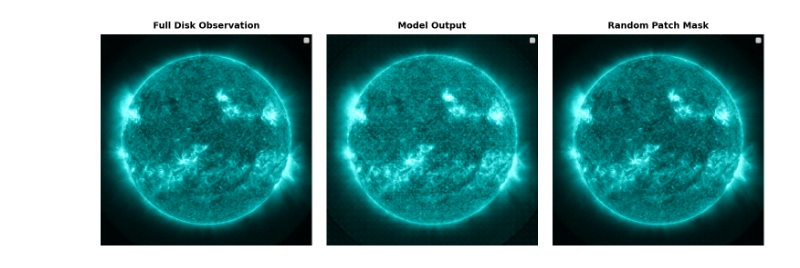
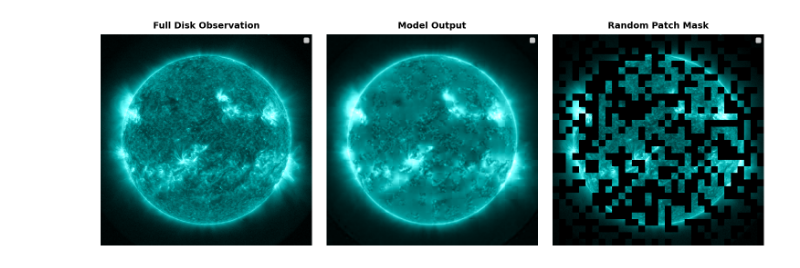
Before and after one commit to Joaggi/sdofmv2, a Jupyter notebook: notebooks/analysis/with_ALL_model/visualize_withALL_AIA_limbmask.ipynb, the cells around one changed output. Saved outputs shown, nothing was run; the diff lists cells and outputs as text; code cells hidden in the pictures.

Commit message:
update visualization scripts

```diff
--- a/notebooks/analysis/with_ALL_model/visualize_withALL_AIA_limbmask.ipynb
+++ b/notebooks/analysis/with_ALL_model/visualize_withALL_AIA_limbmask.ipynb
@@ -96,7 +96,7 @@ cms = [
 # %%
 ckpt_dir = "../../../assets/checkpoints/backbone/"
 model = MAE.load_from_checkpoint(
-    checkpoint_path=ckpt_dir+"ALL/id_qu7tsc5c_mae_epoch=61-val_loss=0.08.ckpt",
+    checkpoint_path=ckpt_dir+"ALL/id_qu7tsc5c_mae_epoch=67-val_loss=0.08.ckpt",
     map_location="cpu",
     weights_only=False)
 lgr_logger.info(f"masking ratio of sdofmv2: {model.masking_ratio}")
@@ -120,7 +120,7 @@ ts = [pd.to_datetime(data_module.test_ds[i][1]) for i in img_indices]
 model.eval()
 
 with torch.no_grad():
-    output = model(x_set, mask_ratio=0.0)
+    output = model(x_set, mask_ratio=0.5)
 # %%
 patch_size = 16
 # visualize masking
@@ -128,33 +128,40 @@ mask_grid = output[1][0].reshape(512 // patch_size, 512 // patch_size)
 mask_full = np.kron(mask_grid, np.ones((patch_size, patch_size)))
 mask_full = torch.tensor(mask_full, dtype=bool)
 # %%
+img_data = x_set[0, 0, 0, :, :]
+vmin = img_data.min() # This represents true black
+vmax = img_data.max()
+masked_img = np.where(mask_full, vmin, img_data)
+
 fig, axes = plt.subplots(nrows=1, ncols=3, figsize=(15, 5))
 
 for ax in axes.flat:
     ax.set_xticks([])
     ax.set_yticks([])
     for spine in ax.spines.values():
         spine.set_visible(False)
 
-axes[0].imshow(x_set[0, 0, 0, :, :], cmap=cms[0])
+axes[0].imshow(img_data, cmap=cms[0])
 axes[0].set_title('Full Disk Observation', fontsize=14, weight="bold", pad=10)
 axes[0].set_xlabel('')
 axes[0].set_ylabel('')
 axes[0].legend()
 
 axes[1].imshow(output[0][0, 0, 0, :, :], cmap=cms[0])
 axes[1].set_title('Model Output', fontsize=14, weight="bold", pad=10)
 axes[1].set_xlabel('')
 axes[1].legend()
 
-axes[2].imshow(x_set[0, 0, 0, :, :] * ~mask_full, cmap=cms[0])
+axes[2].imshow(masked_img, cmap=cms[0])
+# axes[2].imshow(img_data, cmap=cms[0])
+# axes[2].imshow(mask_full, cmap=cms[0], alpha=0.3)
 axes[2].set_title('Random Patch Mask', fontsize=14, weight="bold", pad=10)
 # axes[2].set_xlabel('')
 axes[2].legend()
 
 plt.tight_layout()
 
 plt.savefig('check_mask.pdf', dpi=300, bbox_inches="tight")
 plt.show()
 # %% [output]
-[figure, old version]
+[figure, new version]
```
Also changed, not shown: parts of 2 cells of this notebook, 4 other files.
